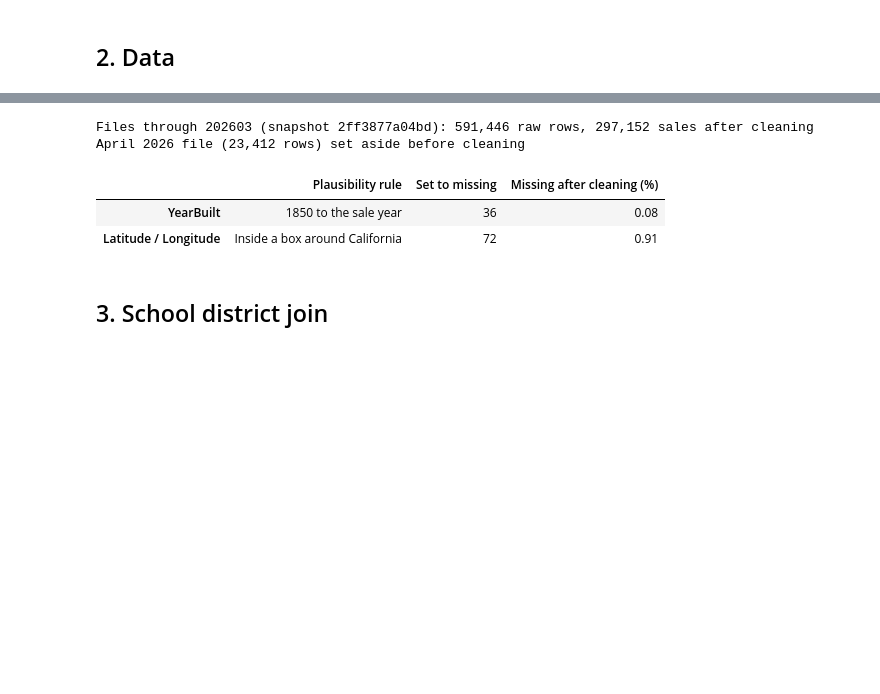
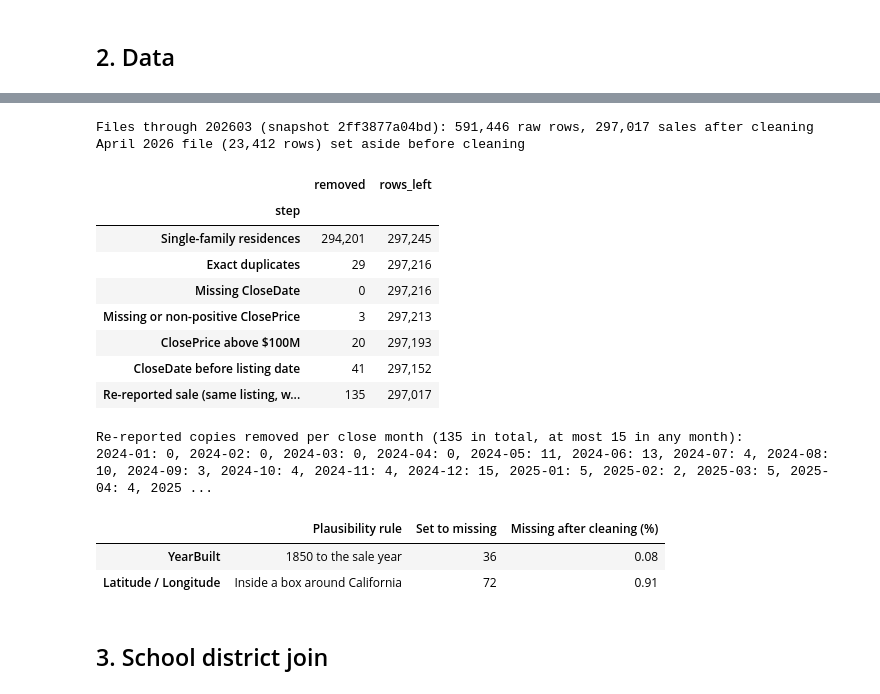
Before and after one commit to tantancodes/IDX-Exchange-Data-Science, a Jupyter notebook: notebooks/05_feature_engineering.ipynb, the cells around one changed output, grey strips where cells are left out. Cells and saved outputs as stored; diff of their text form; code cells hidden in the pictures; blank space fills up the shorter version.

```diff
--- a/notebooks/05_feature_engineering.ipynb
+++ b/notebooks/05_feature_engineering.ipynb
@@ -13,6 +11,7 @@ Recommendation: carry Dataset B forward to the Week 7 gradient-boosting models.
 # %% [markdown]
 ## 1. Setup
 # %%
+import json
 import sys
 from pathlib import Path
 
@@ -41,7 +40,8 @@ CUTOFFS = avm.TEAM_BACKTEST_MONTHS + [VAL_MONTH]
 
 EXPECTED_FINGERPRINT = "66cab54017ab"  # all 28 files, January 2024 – April 2026
 WEEK4_FINGERPRINT = "2ff3877a04bd"     # the 27 files through March 2026
-EXPECTED_CLEAN_ROWS = 297_152
+EXPECTED_CLEAN_ROWS = 297_017      # 297,152 Week 4 sales minus 135 re-reported copies
+CHOICE_PATH = RESULTS_DIR / "feature_set_choice.json"
 
 # The district join and the experiments are cached; they rebuild when a cache
 # file is missing or when these flags are set.
@@ -66,7 +66,11 @@ FEATURE_SETS = {
     "A + age": A.plus("A + age", "age"),
     "A + coordinates": A.plus("A + coordinates", "coordinates"),
     "A + school district": A.plus("A + school district", "school district"),
+    "B without ratios": avm.FEATURES_WITHOUT_RATIOS,
 }
+NO_RATIOS = "B without ratios"
+# B without ratios replaces B if its March MdAPE is no more than this much worse.
+SIMPLER_SET_TOLERANCE = 0.1
 assert FEATURE_SETS["B"] == FEATURE_SETS["A + ratios + age + coordinates"].plus("B", "school district")
 CUMULATIVE = ["A", "A + ratios", "A + ratios + age", "A + ratios + age + coordinates", "B"]
 SINGLE = ["A + ratios", "A + age", "A + coordinates", "A + school district"]
@@ -94,32 +100,51 @@ Two new raw fields need plausibility rules. Like the Week 4 rules, these set bad
 # %%
 raw, snapshot, fingerprint = avm.load_raw(DATA_DIR)
 assert fingerprint == EXPECTED_FINGERPRINT, f"Data pull changed: {fingerprint}"
 used_files = snapshot["file"].str[9:15] < TEST_MONTH
 assert avm.snapshot_fingerprint(snapshot.loc[used_files]) == WEEK4_FINGERPRINT
 raw = raw.loc[raw["SourceFile"].isin(snapshot.loc[used_files, "file"])]
 
-df, cleaning_steps, set_missing = avm.clean(raw)
+df, cleaning_steps, set_missing = avm.clean(raw, drop_rereported=True)
 assert len(df) == EXPECTED_CLEAN_ROWS, f"Cleaning changed: {len(df):,} rows"
 assert df["CloseMonth"].max() == VAL_MONTH
 print(f"Files through {VAL_MONTH} (snapshot {WEEK4_FINGERPRINT}): {len(raw):,} raw rows, "
       f"{len(df):,} sales after cleaning")
 print(f"April 2026 file ({snapshot.loc[~used_files, 'rows'].sum():,} rows) set aside before cleaning")
+display(cleaning_steps.assign(**{c: cleaning_steps[c].map("{:,}".format) for c in ("removed", "rows_left")})
+        .set_index("step"))
+
+rereported = cleaning_steps.attrs["rereported"]
+by_month = rereported["CloseMonth"].value_counts().reindex(sorted(df["CloseMonth"].unique()), fill_value=0)
+print(f"Re-reported copies removed per close month ({len(rereported)} in total, "
+      f"at most {by_month.max()} in any month):")
+print(", ".join(f"{month_[:4]}-{month_[4:]}: {n}" for month_, n in by_month.items()))
 
 new_fields = pd.DataFrame({
     "Plausibility rule": [f"{avm.EARLIEST_YEAR_BUILT} to the sale year",
                           "Inside a box around California"],
     "Set to missing": [set_missing["YearBuilt"], set_missing["Coordinates"]],
     "Missing after cleaning (%)": [100 * df["YearBuilt"].isna().mean(),
                                    100 * df["Latitude"].isna().mean()],
 }, index=["YearBuilt", "Latitude / Longitude"])
 display(new_fields.assign(**{"Missing after cleaning (%)":
                              new_fields["Missing after cleaning (%)"].map("{:.2f}".format)}))
 # %% [output]
-Files through 202603 (snapshot 2ff3877a04bd): 591,446 raw rows, 297,152 sales after cleaning
+Files through 202603 (snapshot 2ff3877a04bd): 591,446 raw rows, 297,017 sales after cleaning
 April 2026 file (23,412 rows) set aside before cleaning
-|  | Plausibility rule | Set to missing | Missing after cleaning (%) |
-| YearBuilt | 1850 to the sale year | 36 | 0.08 |
-| Latitude / Longitude | Inside a box around California | 72 | 0.91 |
+|  | removed | rows_left |
+| step |  |  |
+| Single-family residences | 294,201 | 297,245 |
+| Exact duplicates | 29 | 297,216 |
+| Missing CloseDate | 0 | 297,216 |
+| Missing or non-positive ClosePrice | 3 | 297,213 |
+| ClosePrice above $100M | 20 | 297,193 |
+| CloseDate before listing date | 41 | 297,152 |
+| Re-reported sale (same listing, w... | 135 | 297,017 |
+Re-reported copies removed per close month (135 in total, at most 15 in any month):
+2024-01: 0, 2024-02: 0, 2024-03: 0, 2024-04: 0, 2024-05: 11, 2024-06: 13, 2024-07: 4, 2024-08: 10, 2024-09: 3, 2024-10: 4, 2024-11: 4, 2024-12: 15, 2025-01: 5, 2025-02: 2, 2025-03: 5, 2025-04: 4, 2025 ...
+|  | Plausibility rule | Set to missing | Missing after cleaning (%) |
+| YearBuilt | 1850 to the sale year | 36 | 0.08 |
+| Latitude / Longitude | Inside a box around California | 72 | 0.91 |
 # %% [markdown]
 ## 3. School district join
 # %% [markdown]
```
Also changed, not shown: parts of 21 cells of this notebook, 9 other files.
